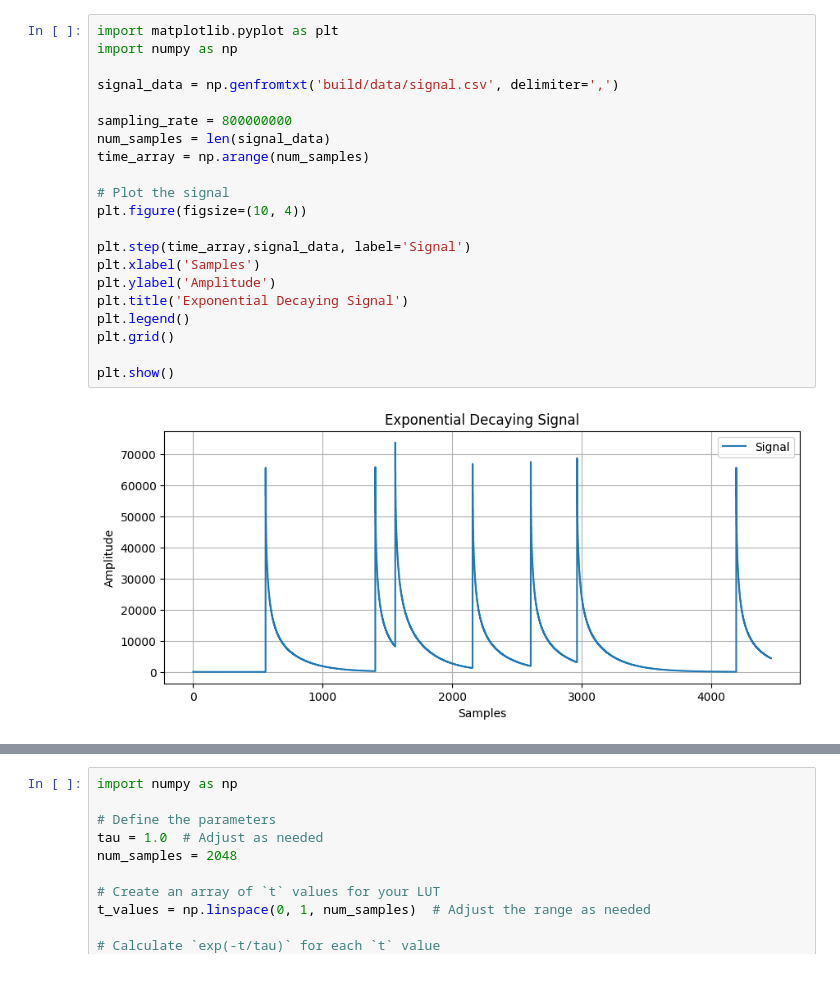
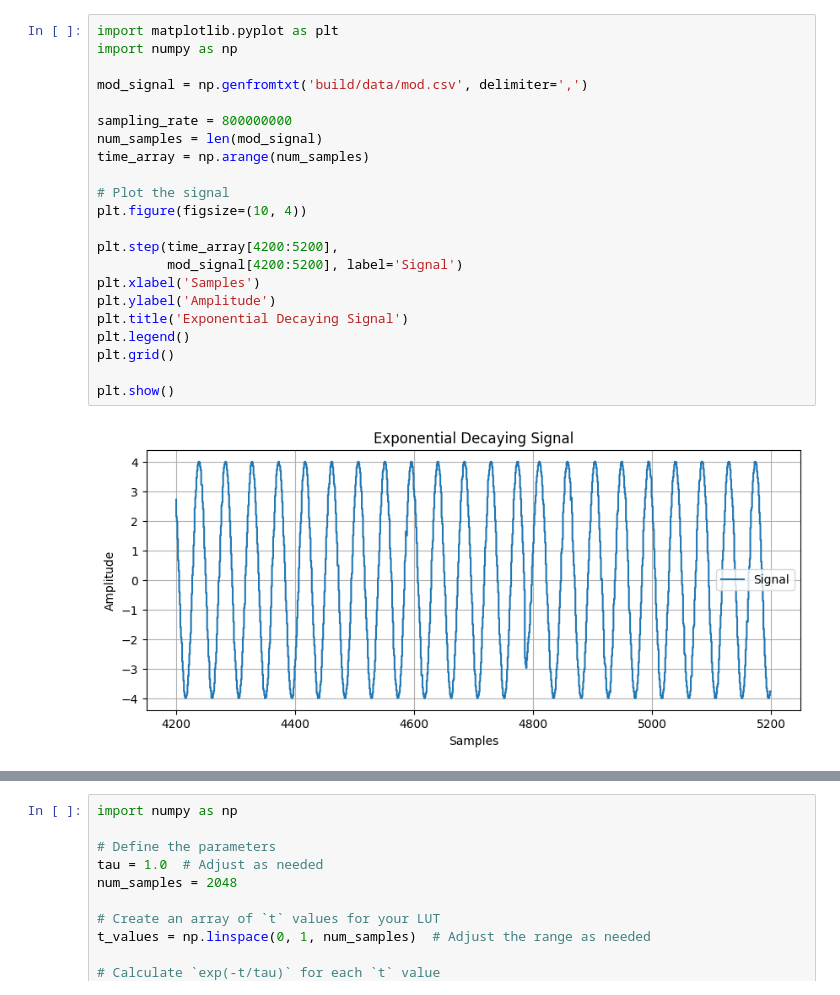
Before and after one commit to dcrovo/Neutrino-Pulse-Generator, a Jupyter notebook: test.ipynb, the cells around one changed output, grey strips where cells are left out. Saved outputs shown, nothing was run; the diff lists cells and outputs as text.

```diff
--- a/test.ipynb
+++ b/test.ipynb
@@ -22,23 +24,24 @@ plt.show()
 # %%
 import matplotlib.pyplot as plt
 import numpy as np
 
-signal_data = np.genfromtxt('build/data/signal.csv', delimiter=',')
+mod_signal = np.genfromtxt('build/data/mod.csv', delimiter=',')
 
 sampling_rate = 800000000
-num_samples = len(signal_data)
+num_samples = len(mod_signal)
 time_array = np.arange(num_samples)
 
 # Plot the signal
 plt.figure(figsize=(10, 4))
 
-plt.step(time_array,signal_data, label='Signal')
+plt.step(time_array[4200:5200],
+         mod_signal[4200:5200], label='Signal')
 plt.xlabel('Samples')
 plt.ylabel('Amplitude')
 plt.title('Exponential Decaying Signal')
 plt.legend()
 plt.grid()
 
 plt.show()
 # %% [output]
-[figure, old version]
+[figure, new version]
```
Also changed, not shown: parts of 5 cells of this notebook, 52 other files.
